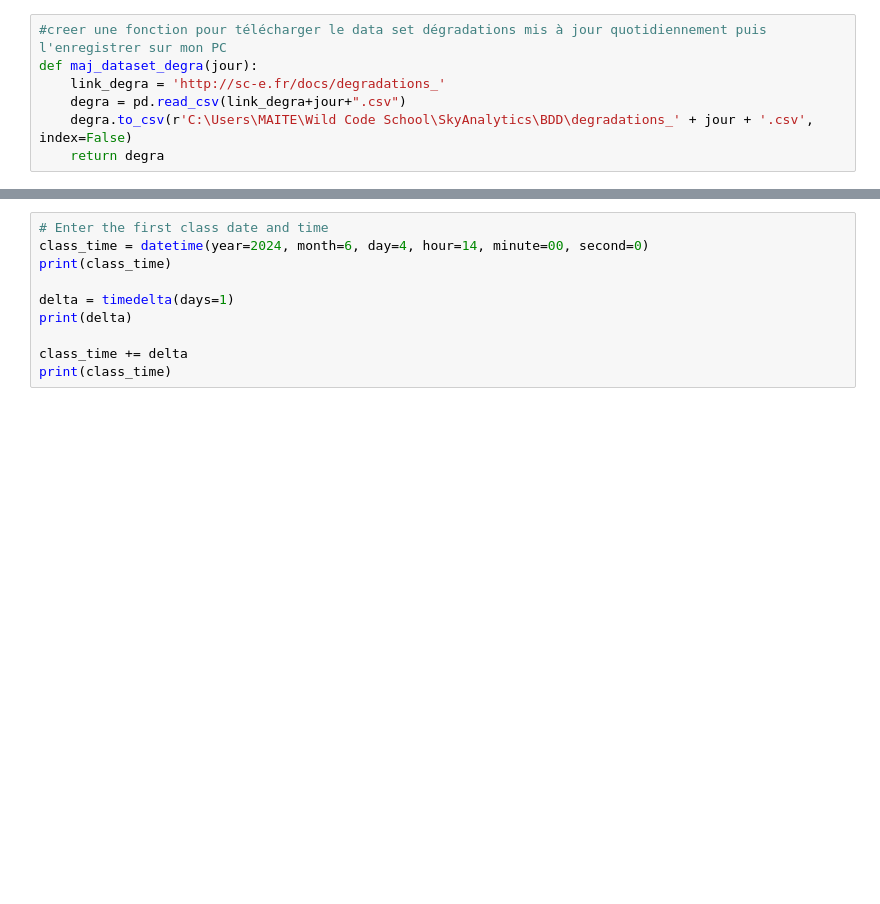
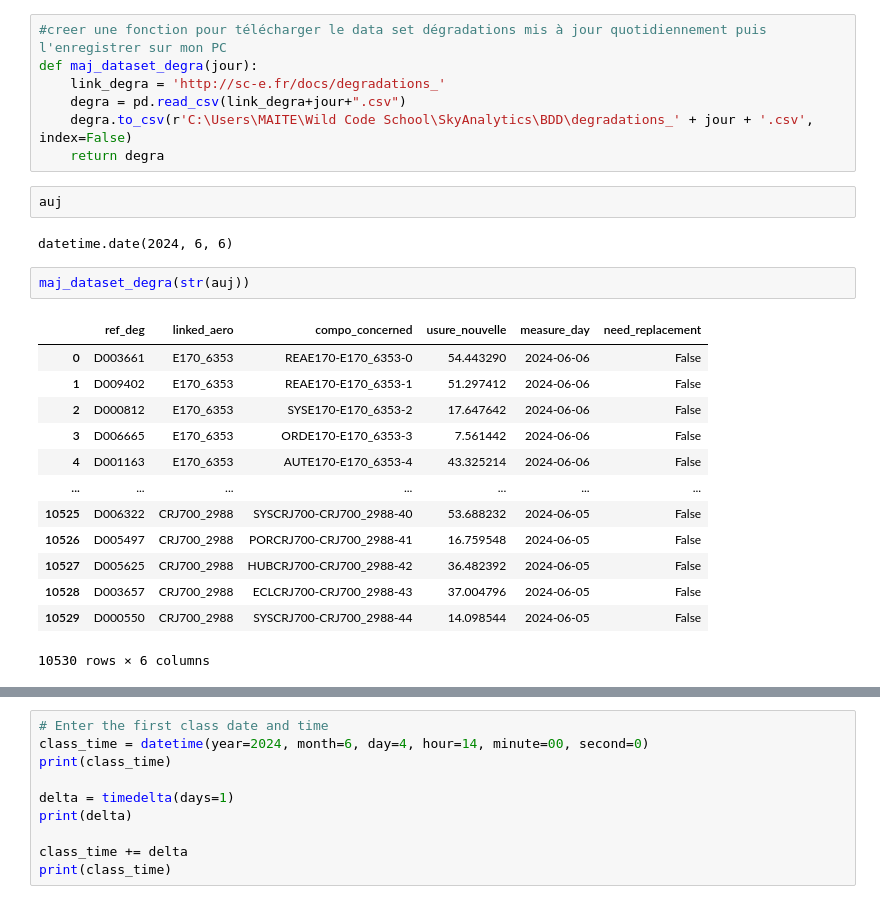
Before and after one commit to sambara92/Projet3, a Jupyter notebook: notebook auto_maj.ipynb, the cells around one changed output, grey strips where cells are left out. Saved outputs shown, nothing was run; the diff lists cells and outputs as text; blank space fills up the shorter version.

```diff
--- a/notebook auto_maj.ipynb
+++ b/notebook auto_maj.ipynb
@@ -28,3 +28,23 @@ def maj_dataset_degra(jour):
     degra = pd.read_csv(link_degra+jour+".csv")
     degra.to_csv(r'C:\Users\MAITE\Wild Code School\SkyAnalytics\BDD\degradations_' + jour + '.csv', index=False)
     return degra
+# %%
+auj
+# %% [output]
+datetime.date(2024, 6, 6)
+# %%
+maj_dataset_degra(str(auj))
+# %% [output]
+|  | ref_deg | linked_aero | compo_concerned | usure_nouvelle | measure_day | need_replacement |
+| 0 | D003661 | E170_6353 | REAE170-E170_6353-0 | 54.443290 | 2024-06-06 | False |
+| 1 | D009402 | E170_6353 | REAE170-E170_6353-1 | 51.297412 | 2024-06-06 | False |
+| 2 | D000812 | E170_6353 | SYSE170-E170_6353-2 | 17.647642 | 2024-06-06 | False |
+| 3 | D006665 | E170_6353 | ORDE170-E170_6353-3 | 7.561442 | 2024-06-06 | False |
+| 4 | D001163 | E170_6353 | AUTE170-E170_6353-4 | 43.325214 | 2024-06-06 | False |
+| ... | ... | ... | ... | ... | ... | ... |
+| 10525 | D006322 | CRJ700_2988 | SYSCRJ700-CRJ700_2988-40 | 53.688232 | 2024-06-05 | False |
+| 10526 | D005497 | CRJ700_2988 | PORCRJ700-CRJ700_2988-41 | 16.759548 | 2024-06-05 | False |
+| 10527 | D005625 | CRJ700_2988 | HUBCRJ700-CRJ700_2988-42 | 36.482392 | 2024-06-05 | False |
+| 10528 | D003657 | CRJ700_2988 | ECLCRJ700-CRJ700_2988-43 | 37.004796 | 2024-06-05 | False |
+| 10529 | D000550 | CRJ700_2988 | SYSCRJ700-CRJ700_2988-44 | 14.098544 | 2024-06-05 | False |
+10530 rows × 6 columns
```
Also changed, not shown: parts of 4 cells of this notebook, 4 other files.
